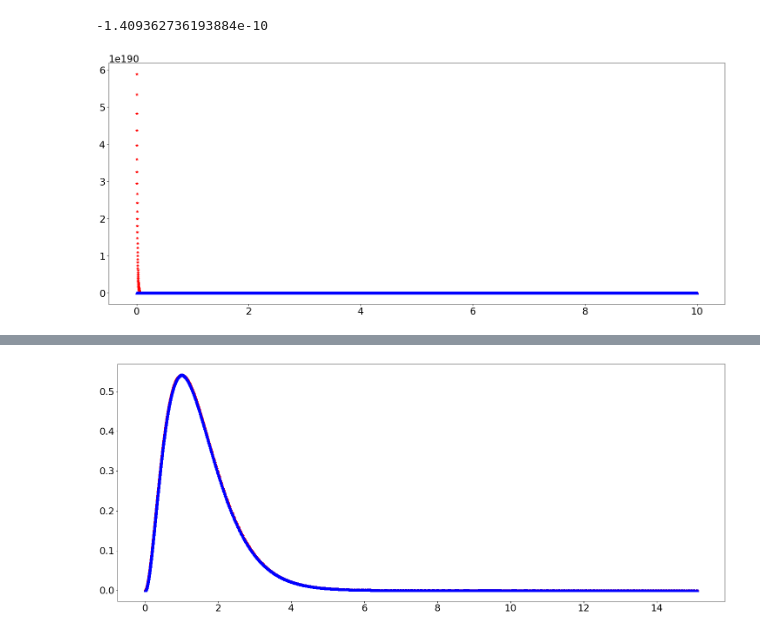
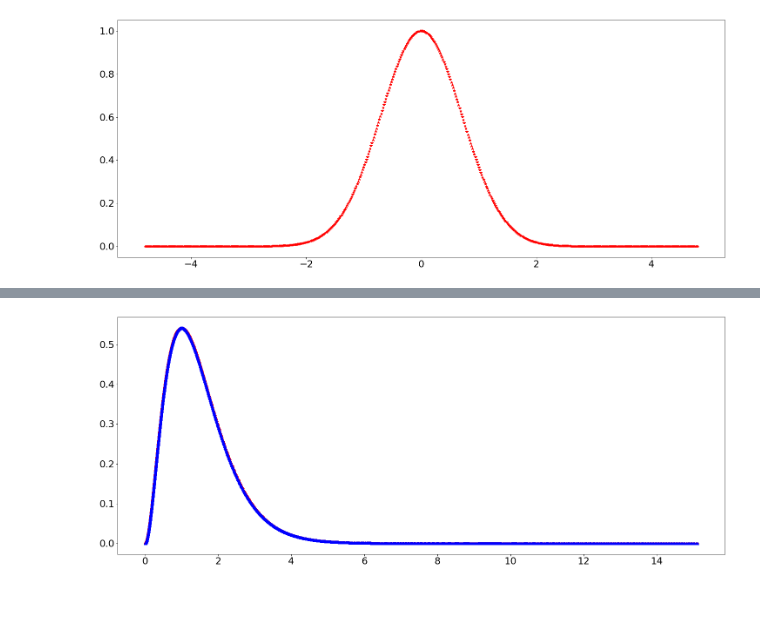
Before and after one commit to zeledon14/numerical_orbitals, a Jupyter notebook: testing.ipynb, the cells around one changed output, grey strips where cells are left out. Cells and saved outputs as stored; diff of their text form; code cells hidden in the pictures; blank space fills up the shorter version.

```diff
--- a/testing.ipynb
+++ b/testing.ipynb
@@ -65,4 +11,0 @@ w20= (w10 - y_func(exp_grid[1]))/(exp_grid[0] - exp_grid[1])
-# %%
-w20
-# %% [output]
--1.409362736193884e-10
@@ -74,5 +12,16 @@ y= y_func(np.array(exp_grid))
+# %%
+from Differential_Problem_Testing import DP_testing
+
+from Integrators import RK4
+
+from Integrators import predictor_corrector_RK4_Adams_Moulton4 as PC
+
+grid= np.linspace(-4.8, 4.8, num=600) + 0.001
+
+
+u_og=np.exp(-1.0*grid**2.0)
 # %%
-plt.plot(exp_grid,u_func,'r*', exp_grid,y,'b^')
+plt.plot(grid,u_og,'r*')
 plt.show()
 # %% [output]
-[figure, old version]
+[figure, new version]
```
Also changed, not shown: parts of 33 cells of this notebook, 8 other files.
